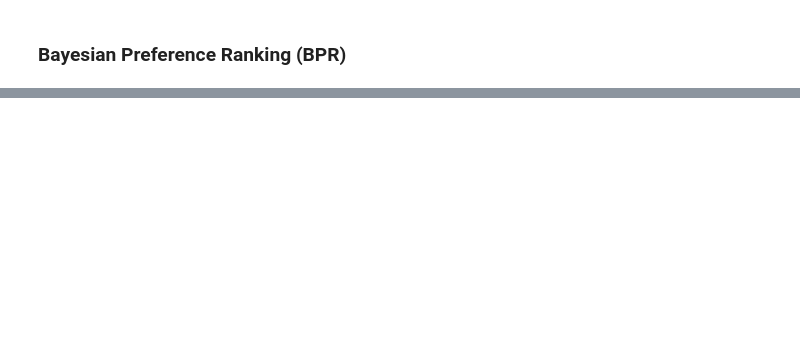
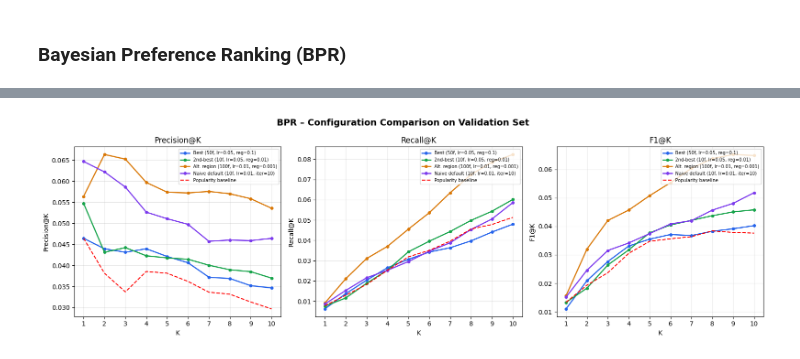
Before and after one commit to arodzina/TACD_project, a Jupyter notebook: data_preparation.ipynb, the cells around one changed output, grey strips where cells are left out. Saved outputs shown, nothing was run; the diff lists cells and outputs as text; code cells hidden in the pictures; blank space fills up the shorter version.

```diff
--- a/data_preparation.ipynb
+++ b/data_preparation.ipynb
@@ -1791,5 +1793,21 @@ train_item_user_explicit = explicit_train_matrix.T.tocsr()
 train_user_item_explicit = explicit_train_matrix.tocsr()
 val_user_item_explicit   = explicit_val_matrix.tocsr()
 test_user_item_explicit   = explicit_test_matrix.tocsr()
+
+def popularity_baseline_at_k(train_user_item, val_user_item, K):
+    item_popularity = np.array(train_user_item.sum(axis=0)).flatten()
+    top_k_items = np.argsort(item_popularity)[::-1][:K]
+    precisions, recalls = [], []
+    for u in range(val_user_item.shape[0]):
+        val_items = set(val_user_item[u].indices)
+        if len(val_items) == 0:
+            continue
+        train_items = set(train_user_item[u].indices)
+        recs = [i for i in top_k_items if i not in train_items][:K]
+        hits = len(set(recs) & val_items)
+        precisions.append(hits / K)
+        recalls.append(hits / len(val_items))
+    p, r = np.mean(precisions), np.mean(recalls)
+    return p, r, f1_at_k(p, r)
 # %% [markdown]
 ### Bayesian Preference Ranking (BPR)
@@ -1813,0 +1829,81 @@ BPR_fulldata = fit_and_evaluate_BPR(factors=50, lr=0.05, iterations=50, reg=0.1)
+# %%
+# configurations
+
+from implicit.bpr import BayesianPersonalizedRanking
+
+configs = {
+    "Best (50f, lr=0.05, reg=0.1)":        dict(factors=50,  learning_rate=0.05, iterations=50,  regularization=0.1),
+    "2nd-best (10f, lr=0.05, reg=0.01)":   dict(factors=10,  learning_rate=0.05, iterations=50,  regularization=0.01),
+    "Alt. region (100f, lr=0.01, reg=0.001)": dict(factors=100, learning_rate=0.01, iterations=100, regularization=0.001),
+    "Naive default (10f, lr=0.01, iter=10)":  dict(factors=10,  learning_rate=0.01, iterations=10,  regularization=0.01),
+}
+
+K_VALUES = list(range(1, 11))
+
+# model training and evaluation
+
+results = {}   # config_name -> {"P": [...], "R": [...], "F1": [...]}
+
+for name, params in configs.items():
+    print(f"Fitting: {name} …")
+    model = BayesianPersonalizedRanking(
+        **params,
+        random_state=42,
+        verify_negative_samples=True,
+    )
+    model.fit(train_user_item_implicit, show_progress=False)
+
+    ps, rs, f1s = [], [], []
+    for k in K_VALUES:
+        p, r, f1 = evaluate(model, train_user_item_implicit, val_user_item_implicit, k)
+        ps.append(p); rs.append(r); f1s.append(f1)
+
+    results[name] = {"P": ps, "R": rs, "F1": f1s}
+    print(f"  P@3={ps[2]:.4f}  R@3={rs[2]:.4f}  F1@3={f1s[2]:.4f}")
+
+# baseline across K
+
+baseline = {"P": [], "R": [], "F1": []}
+for k in K_VALUES:
+    p, r, f1 = popularity_baseline_at_k(train_user_item_implicit, val_user_item_implicit, k)
+    baseline["P"].append(p)
+    baseline["R"].append(r)
+    baseline["F1"].append(f1)
+
+# plot
+
+COLORS = ["#2563eb", "#16a34a", "#d97706", "#7c3aed"]
+metric_labels = {"P": "Precision@K", "R": "Recall@K", "F1": "F1@K"}
+
+fig, axes = plt.subplots(1, 3, figsize=(16, 5))
+fig.suptitle("BPR – Configuration Comparison on Validation Set", fontsize=14, fontweight="bold")
+
+for ax, metric in zip(axes, ["P", "R", "F1"]):
+    for (name, data), color in zip(results.items(), COLORS):
+        ax.plot(K_VALUES, data[metric], marker="o", markersize=4,
+                label=name, color=color, linewidth=1.8)
+
+    ax.plot(K_VALUES, baseline[metric],
+            color="red", linestyle="--", linewidth=1.5, label="Popularity baseline")
+
+    ax.set_title(metric_labels[metric], fontsize=12)
+    ax.set_xlabel("K")
+    ax.set_ylabel(metric_labels[metric])
+    ax.set_xticks(K_VALUES)
+    ax.legend(fontsize=7, loc="upper right")
+    ax.grid(True, alpha=0.3)
+
+plt.tight_layout()
+plt.savefig("bpr_config_comparison.png", dpi=150, bbox_inches="tight")
+plt.show()
+
+# summary table at K=3
+
+print("\n── BPR Validation Results at K=3 ──────────────────────────────")
+print(f"{'Configuration':<45} {'P@3':>7} {'R@3':>7} {'F1@3':>7}")
+print("─" * 70)
+for name, data in results.items():
+    print(f"{name:<45} {data['P'][2]:>7.4f} {data['R'][2]:>7.4f} {data['F1'][2]:>7.4f}")
+print(f"{'Popularity baseline':<45} {baseline['P'][2]:>7.4f} {baseline['R'][2]:>7.4f} {baseline['F1'][2]:>7.4f}")
+print("─" * 70)
+# %% [output]
@@ -1813,0 +1918 @@ BPR_fulldata = fit_and_evaluate_BPR(factors=50, lr=0.05, iterations=50, reg=0.1)
+[figure, added]
```
Also changed, not shown: parts of 5 cells of this notebook, 1 other file.
